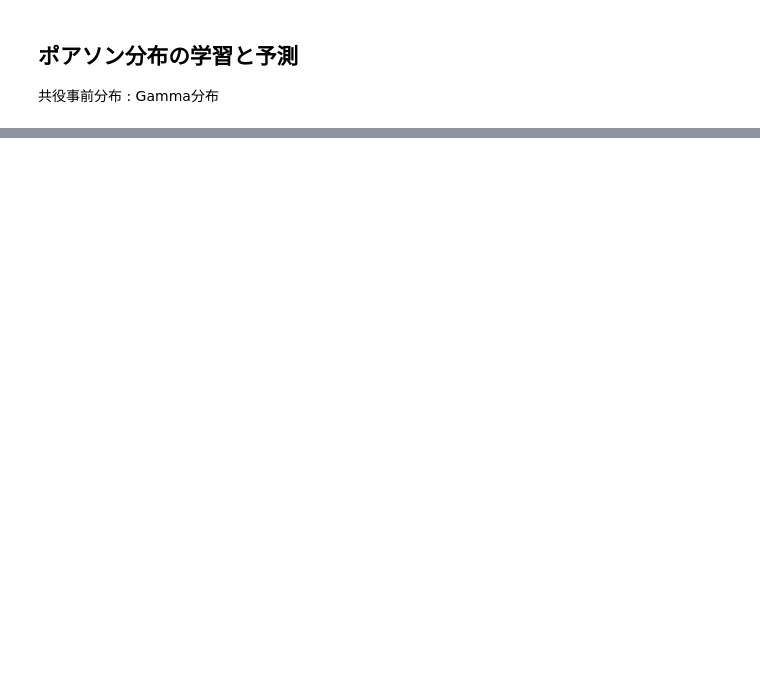
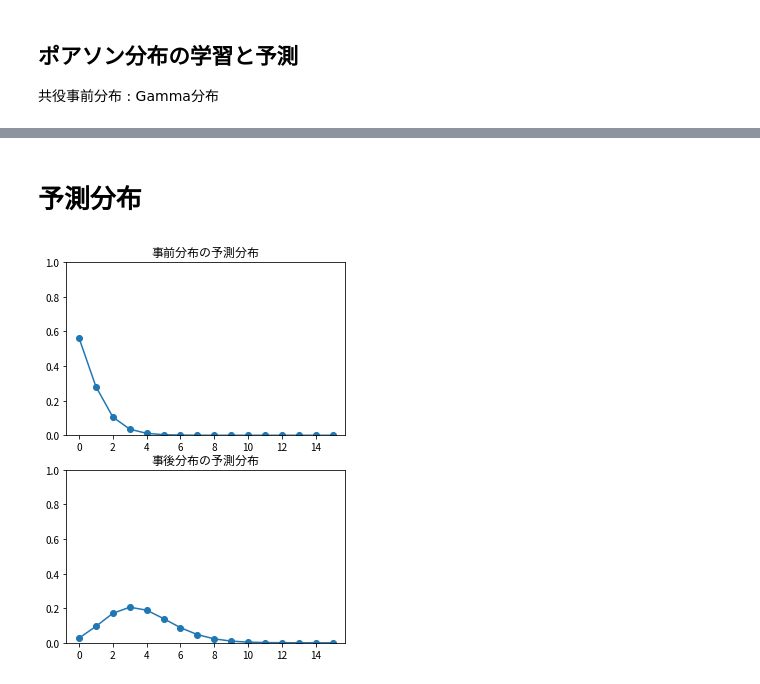
Before and after one commit to chama0623/MachineLearning, a Jupyter notebook: Bayes/Possion_distribution.ipynb, the cells around one changed output, grey strips where cells are left out. Drawn from its saved outputs; the diff is of its cells as text; code cells hidden in the pictures; blank space fills up the shorter version.

```diff
--- a/Bayes/Possion_distribution.ipynb
+++ b/Bayes/Possion_distribution.ipynb
@@ -66,0 +65,29 @@ plt.show()
+# %% [markdown]
+# 予測分布
+# %%
+# 事前分布のとき
+r_pre = alpha_pre
+p_pre = 1/(1+beta_pre)
+# 事後分布のとき
+r_pro = alpha_pro
+p_pro = 1/(1+beta_pro)
+
+xscale = np.arange(0,16)
+predict_pre = nbinom.pmf(xscale,n=r_pre,p=1-p_pre)
+predict_pro = nbinom.pmf(xscale,n=r_pro,p=1-p_pro)
+
+plt.figure(facecolor="white",figsize=(5,7))
+plt.subplot(2,1,1)
+plt.plot(xscale,predict_pre)
+plt.scatter(xscale,predict_pre)
+plt.ylim(0,1)
+plt.title("事前分布の予測分布")
+
+plt.subplot(2,1,2)
+plt.plot(xscale,predict_pro)
+plt.scatter(xscale,predict_pro)
+plt.ylim(0,1)
+plt.title("事後分布の予測分布")
+plt.show()
+# %% [output]
+[figure, added]
```
Also changed, not shown: parts of 4 cells of this notebook.
